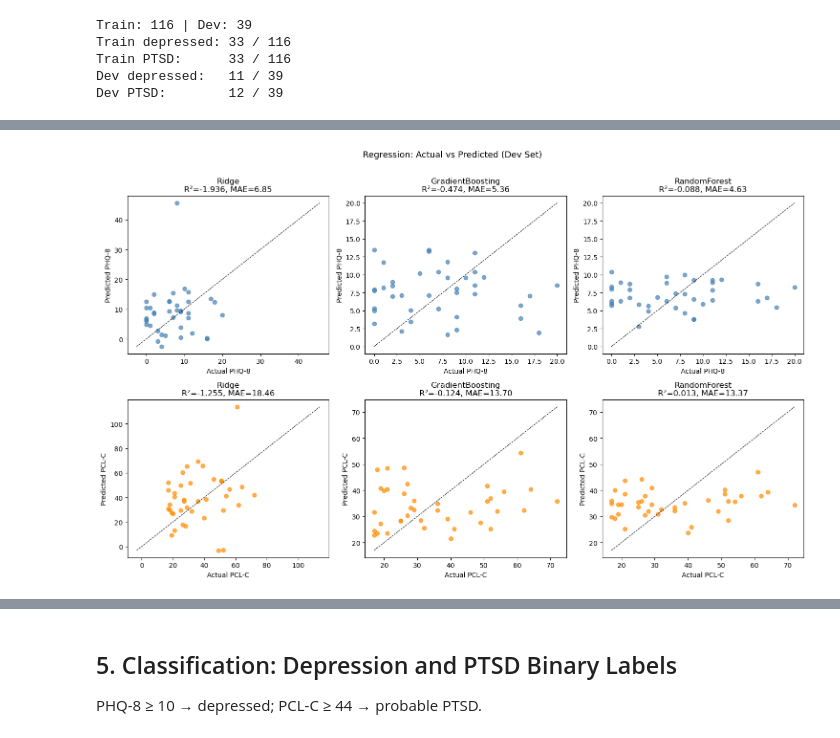
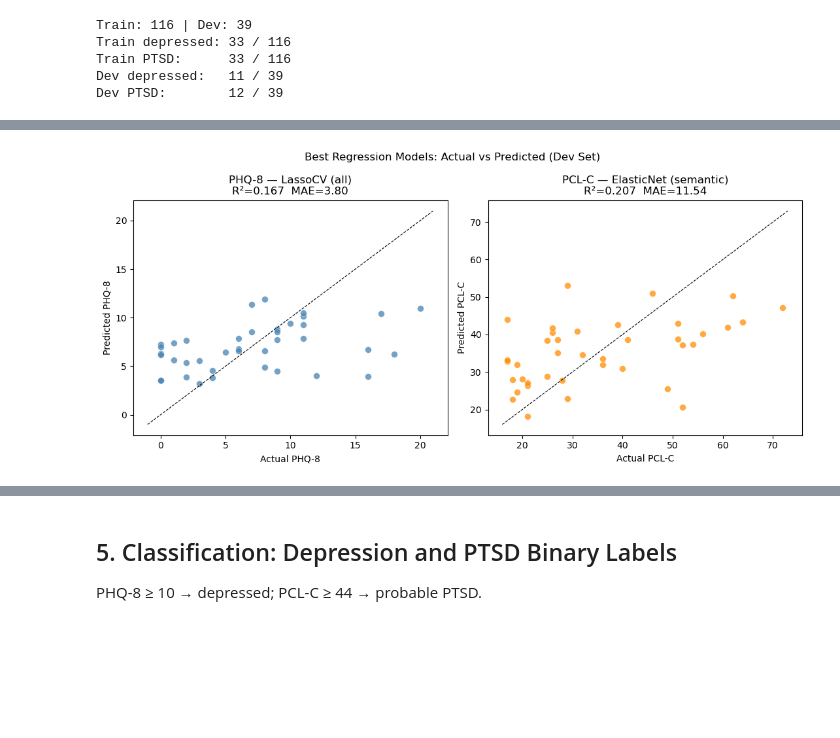
Before and after one commit to saeheeeom/MentalHealthMonitoring, a Jupyter notebook: model1_semantic_acoustic_to_phq_pcl.ipynb, the cells around one changed output, grey strips where cells are left out. Cells and saved outputs as stored; diff of their text form; code cells hidden in the pictures; blank space fills up the shorter version.

Commit message:
update model 1

```diff
--- a/model1_semantic_acoustic_to_phq_pcl.ipynb
+++ b/model1_semantic_acoustic_to_phq_pcl.ipynb
@@ -195,31 +210,24 @@ for target_name, y_tr, y_dv in [('PHQ-8', y_phq_train, y_phq_dev),
 # %%
-# Scatter plots: predicted vs actual for best model per target
-fig, axes = plt.subplots(2, 3, figsize=(15, 9))
+# Scatter: Actual vs Predicted — best model per target
+fig, axes = plt.subplots(1, 2, figsize=(11, 5))
 
-for row, (target_name, y_tr, y_dv) in enumerate([('PHQ-8', y_phq_train, y_phq_dev),
-                                                    ('PCL-C', y_pcl_train, y_pcl_dev)]):
-    for col, (mname, model) in enumerate(reg_models):
-        pipe = Pipeline([
-            ('imputer', SimpleImputer(strategy='median')),
-            ('scaler',  StandardScaler()),
-            ('model',   model)
-        ])
-        pipe.fit(X_train, y_tr)
-        y_pred = pipe.predict(X_dev)
-        r2 = r2_score(y_dv, y_pred)
-        mae = mean_absolute_error(y_dv, y_pred)
+for ax, (target, best_key, y_dv, color) in zip(axes, [
+    ('PHQ-8', 'LassoCV (all)',         y_phq_dev, 'steelblue'),
+    ('PCL-C', 'ElasticNet (semantic)', y_pcl_dev, 'darkorange'),
+]):
+    r    = reg_results[target][best_key]
+    y_pred = r['y_pred']
+    mn   = min(y_dv.min(), y_pred.min()) - 1
+    mx   = max(y_dv.max(), y_pred.max()) + 1
+    ax.scatter(y_dv, y_pred, alpha=0.75, color=color, s=50, edgecolors='white', linewidths=0.4)
+    ax.plot([mn, mx], [mn, mx], 'k--', linewidth=0.8)
+    ax.set_xlabel(f'Actual {target}')
+    ax.set_ylabel(f'Predicted {target}')
+    ax.set_title(f'{target} — {best_key}\nR²={r["R2"]:.3f}  MAE={r["MAE"]:.2f}')
 
-        ax = axes[row, col]
-        ax.scatter(y_dv, y_pred, alpha=0.7, color='steelblue' if row == 0 else 'darkorange')
-        mn, mx = min(y_dv.min(), y_pred.min()), max(y_dv.max(), y_pred.max())
-        ax.plot([mn, mx], [mn, mx], 'k--', linewidth=0.8)
-        ax.set_xlabel(f'Actual {target_name}')
-        ax.set_ylabel(f'Predicted {target_name}')
-        ax.set_title(f'{mname}\nR²={r2:.3f}, MAE={mae:.2f}')
-
-plt.suptitle('Regression: Actual vs Predicted (Dev Set)', fontsize=13, y=1.01)
+plt.suptitle('Best Regression Models: Actual vs Predicted (Dev Set)', fontsize=12)
 plt.tight_layout()
 plt.savefig('regression_scatter.png', dpi=150)
 plt.show()
 # %% [output]
-[figure, old version]
+[figure, new version]
```
Also changed, not shown: parts of 11 cells of this notebook, 1 other file.
